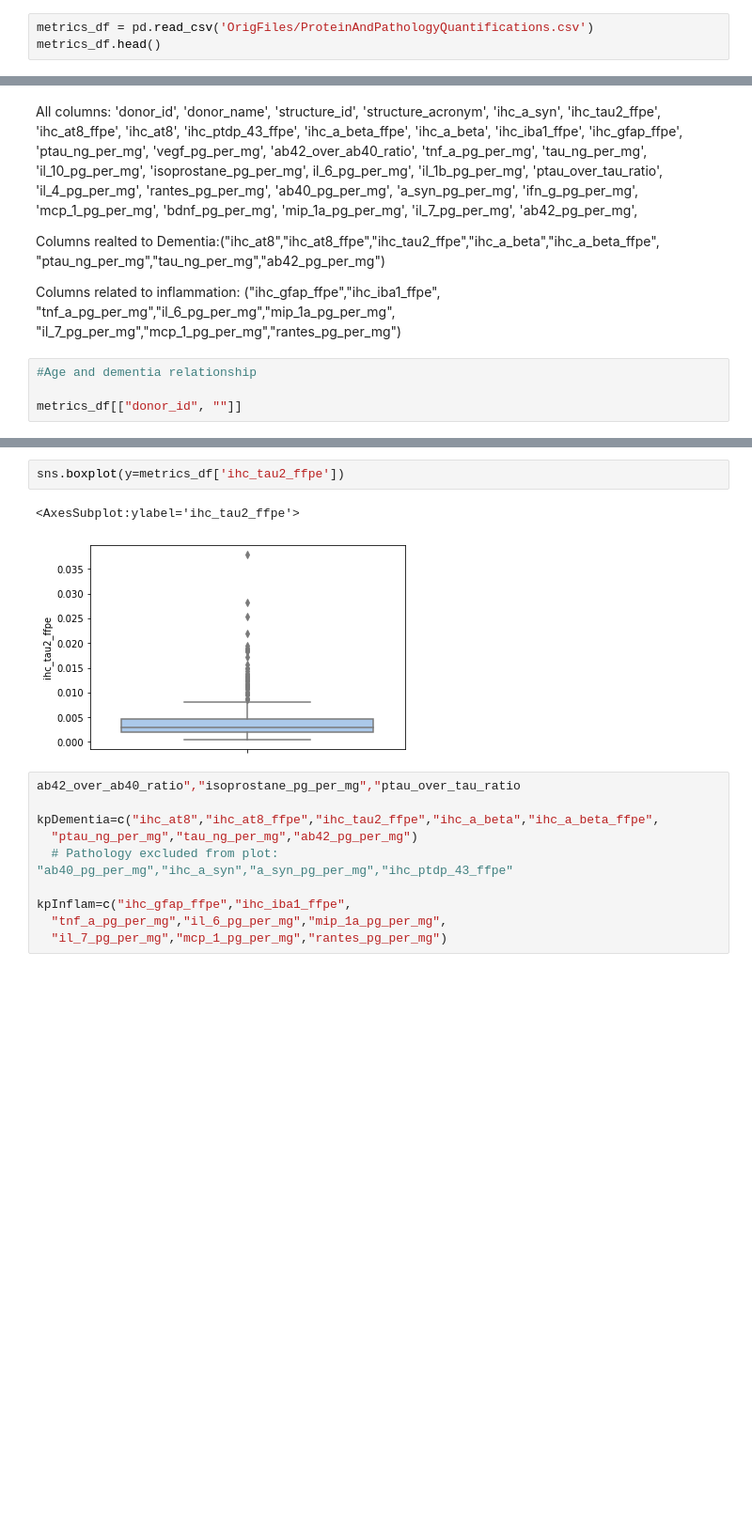
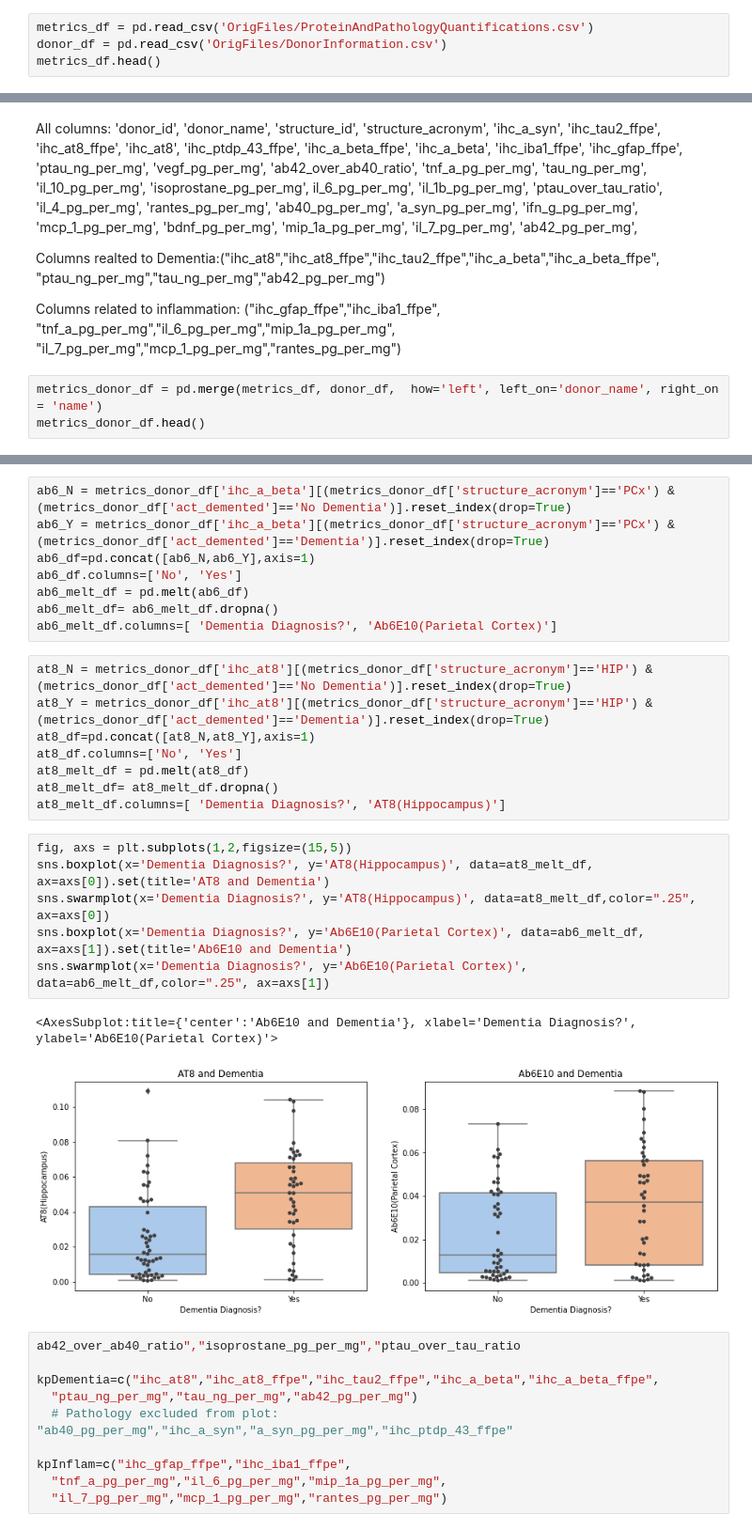
Before and after one commit to xu4/mads-capstone, a Jupyter notebook: EDA-ProteinPathologyQuantification.ipynb, the cells around one changed output, grey strips where cells are left out. Shown at 94% size. Saved outputs shown, nothing was run; the diff lists cells and outputs as text; blank space fills up the shorter version.

```diff
--- a/EDA-ProteinPathologyQuantification.ipynb
+++ b/EDA-ProteinPathologyQuantification.ipynb
@@ -6,6 +6,7 @@ import seaborn as sns
 sns.set_palette("pastel")
 # %%
 metrics_df = pd.read_csv('OrigFiles/ProteinAndPathologyQuantifications.csv')
+donor_df = pd.read_csv('OrigFiles/DonorInformation.csv')
 metrics_df.head()
 # %% [output]
 |  | donor_id | donor_name | structure_id | structure_acronym | ihc_a_syn | ihc_tau2_ffpe | ihc_at8_ffpe | ... |
@@ -51,7 +52,6 @@ Columns realted to Dementia:("ihc_at8","ihc_at8_ffpe","ihc_tau2_ffpe","ihc_a_bet
 Columns related to inflammation: ("ihc_gfap_ffpe","ihc_iba1_ffpe", "tnf_a_pg_per_mg","il_6_pg_per_mg","mip_1a_pg_per_mg",
   "il_7_pg_per_mg","mcp_1_pg_per_mg","rantes_pg_per_mg")
 # %%
-#Age and dementia relationship
-
-metrics_df[["donor_id", ""]]
+metrics_donor_df = pd.merge(metrics_df, donor_df,  how='left', left_on='donor_name', right_on = 'name')
+metrics_donor_df.head()
 # %% [output]
@@ -60,8 +65,28 @@ metrics_df[["donor_id", ""]]
 # %%
-sns.boxplot(y=metrics_df['ihc_tau2_ffpe'])
+ab6_N = metrics_donor_df['ihc_a_beta'][(metrics_donor_df['structure_acronym']=='PCx') & (metrics_donor_df['act_demented']=='No Dementia')].reset_index(drop=True)
+ab6_Y = metrics_donor_df['ihc_a_beta'][(metrics_donor_df['structure_acronym']=='PCx') & (metrics_donor_df['act_demented']=='Dementia')].reset_index(drop=True)
+ab6_df=pd.concat([ab6_N,ab6_Y],axis=1)
+ab6_df.columns=['No', 'Yes']
+ab6_melt_df = pd.melt(ab6_df)
+ab6_melt_df= ab6_melt_df.dropna()
+ab6_melt_df.columns=[ 'Dementia Diagnosis?', 'Ab6E10(Parietal Cortex)']
-# %% [output]
-<AxesSubplot:ylabel='ihc_tau2_ffpe'>
-[figure, removed]
+# %%
+at8_N = metrics_donor_df['ihc_at8'][(metrics_donor_df['structure_acronym']=='HIP') & (metrics_donor_df['act_demented']=='No Dementia')].reset_index(drop=True)
+at8_Y = metrics_donor_df['ihc_at8'][(metrics_donor_df['structure_acronym']=='HIP') & (metrics_donor_df['act_demented']=='Dementia')].reset_index(drop=True)
+at8_df=pd.concat([at8_N,at8_Y],axis=1)
+at8_df.columns=['No', 'Yes']
+at8_melt_df = pd.melt(at8_df)
+at8_melt_df= at8_melt_df.dropna()
+at8_melt_df.columns=[ 'Dementia Diagnosis?', 'AT8(Hippocampus)']
+# %%
+fig, axs = plt.subplots(1,2,figsize=(15,5))
+sns.boxplot(x='Dementia Diagnosis?', y='AT8(Hippocampus)', data=at8_melt_df, ax=axs[0]).set(title='AT8 and Dementia')
+sns.swarmplot(x='Dementia Diagnosis?', y='AT8(Hippocampus)', data=at8_melt_df,color=".25", ax=axs[0])
+sns.boxplot(x='Dementia Diagnosis?', y='Ab6E10(Parietal Cortex)', data=ab6_melt_df, ax=axs[1]).set(title='Ab6E10 and Dementia')
+sns.swarmplot(x='Dementia Diagnosis?', y='Ab6E10(Parietal Cortex)', data=ab6_melt_df,color=".25", ax=axs[1])
+# %% [output]
+<AxesSubplot:title={'center':'Ab6E10 and Dementia'}, xlabel='Dementia Diagnosis?', ylabel='Ab6E10(Parietal Cortex)'>
+[figure, added]
 # %%
 ab42_over_ab40_ratio","isoprostane_pg_per_mg","ptau_over_tau_ratio
 
```
Also changed, not shown: parts of 1 cell of this notebook, 1 other file.
